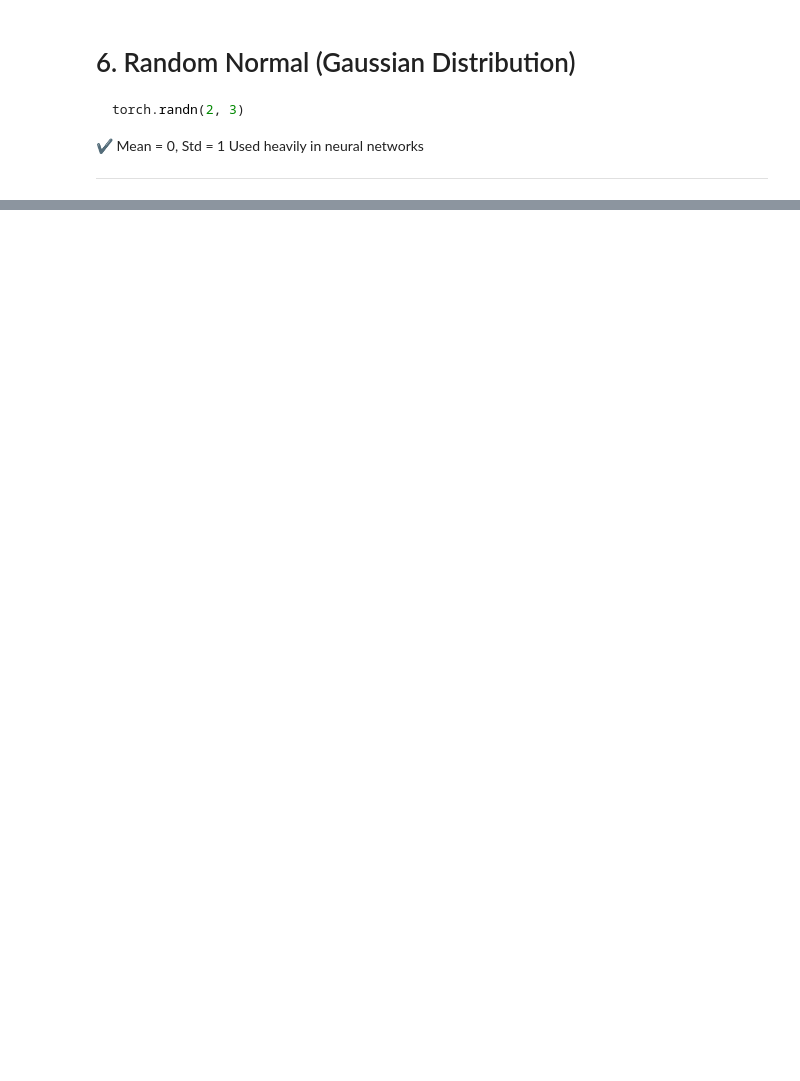
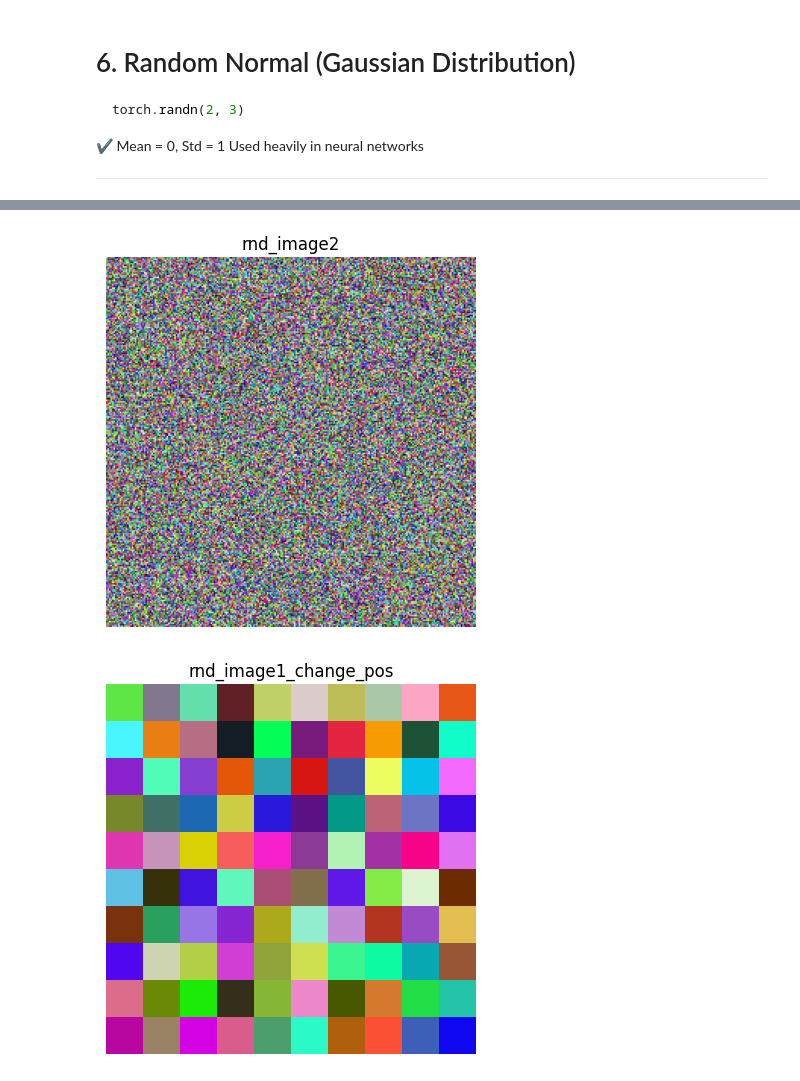
Before and after one commit to Prashant-Kumar-Codes/Deep-Learning-With-PyTorch, a Jupyter notebook: C1_Tensors.ipynb, the cells around one changed output, grey strips where cells are left out. Cells and saved outputs as stored; diff of their text form; code cells hidden in the pictures; blank space fills up the shorter version.

Commit message:
Learnt other methods to create tensor - random -> (rand, randint, randn), range and arange.

```diff
--- a/C1_Tensors.ipynb
+++ b/C1_Tensors.ipynb
@@ -308,0 +447,10 @@ torch.tensor()
+# %%
+## Craeating a random teansor wiht similar shape to an image tensor
+'''
+IMAGE SHAPE: (244, 244, 3) # Height, width, channel
+'''
+rnd_image1 = torch.rand((3, 10, 10))
+print(rnd_image1)
+
+rnd_image2 = torch.rand((244,244,3))
+print(rnd_image2)
@@ -308,0 +475,20 @@ torch.tensor()
+# %%
+%%time
+plt.imshow(rnd_image2)
+plt.Figure(figsize=(100, 100))
+plt.title('rnd_image2')
+plt.axis('off')
+plt.show()
+
+#shape = (3, 244, 244) -> (244, 244, 3)
+#         0   1    2        0    1   2
+
+rnd_image1_change_pos = rnd_image1.permute(1,2,0)
+plt.imshow(rnd_image1_change_pos)
+plt.Figure(figsize=(10, 10))
+plt.title('rnd_image1_change_pos')
+plt.axis('off')
+plt.show()
+# %% [output]
+[figure, added]
+[figure, added]
```
Also changed, not shown: parts of 16 cells of this notebook.
